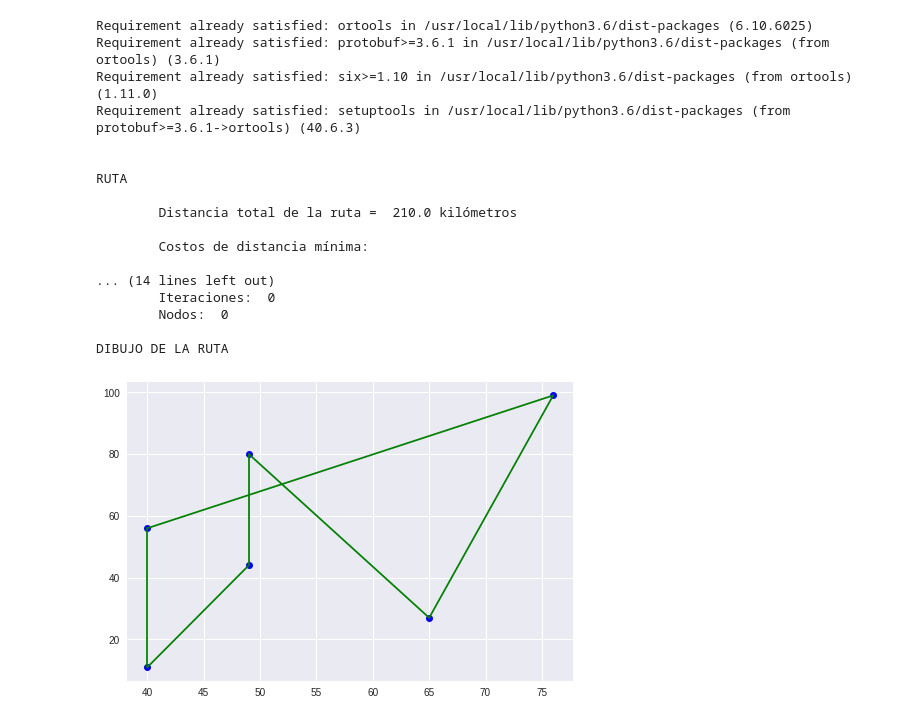
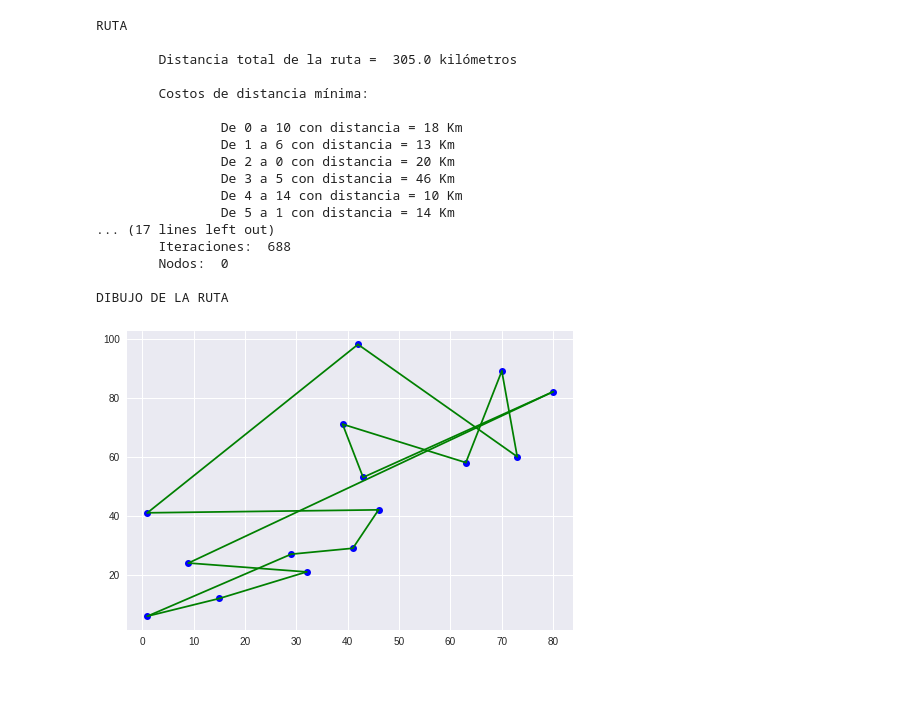
Before and after one commit to alu0100880755/Logistica, a Jupyter notebook: TSP_1.ipynb, the cells around one changed output. Drawn from its saved outputs; the diff is of its cells as text; code cells hidden in the pictures; blank space fills up the shorter version.

```diff
--- a/TSP_1.ipynb
+++ b/TSP_1.ipynb
@@ -2,7 +2,7 @@
 <a href="https://colab.research.google.com/github/alu0100880755/Logistica/blob/master/TSP_1.ipynb" target="_parent"><img src="https://colab.research.google.com/assets/colab-badge.svg" alt="Open In Colab"/></a>
 # %%
 #Instalamos lo necesario
-!pip install ortools
+#!pip install ortools
 from ortools.linear_solver import pywraplp
 
 #Importamos las librerías necesarias
@@ -12,7 +12,7 @@ import matplotlib.pyplot as plt
 import json
 
 #Declaramos las constantes
-nodos = 6
+nodos = 15
 todos = range(nodos)
 otros = range(1,nodos)
 
@@ -30,10 +30,9 @@ dist_final = { }
 #####################################################################################
 #DIBUJAR LOS RESULTADOS
 
-points = [(random.randint(0,100),random.randint(0,100)) for i in todos]
+def dibuja(selected):
+    points = [(random.randint(0,100),random.randint(0,100)) for i in todos]
 
-#dibuja una ruta dada como una lista de arcos
-def dibuja(selected):
     plt.plot([p[0] for p in points], [p[1] for p in points], 'bo')
     for (i,j) in selected:
         plt.plot([points[i][0],points[j][0]], [points[i][1],points[j][1]], 'g-')
@@ -104,41 +103,42 @@ def TSP_1():
             print("\t", ruta)
 
 
             #Muestreo del tiempo
             print("\nDATOS DE INTERÉS")
 
             milisegundos = solver.WallTime()
             segundos = round((milisegundos/1000),2)
             minutos = round((segundos/60),2)
             print("\n\tTiempo Empleado: ", milisegundos, " milisegundos, | ", segundos , " segundos | ", minutos, " minutos ")
             print("\tIteraciones: ", solver.Iterations())
             print("\tNodos: ", solver.nodes())
 
     else:
             print('\nNo existe solución óptima')
 
     #DIBUJO DE LA RUTA
     print('\nDIBUJO DE LA RUTA')
+    dibuja(dist_final)
+
 
 #Llamamos a la funcion
 TSP_1()
-dibuja(dist_final)
 # %% [output]
-Requirement already satisfied: ortools in /usr/local/lib/python3.6/dist-packages (6.10.6025)
-Requirement already satisfied: protobuf>=3.6.1 in /usr/local/lib/python3.6/dist-packages (from ortools) (3.6.1)
-Requirement already satisfied: six>=1.10 in /usr/local/lib/python3.6/dist-packages (from ortools) (1.11.0)
-Requirement already satisfied: setuptools in /usr/local/lib/python3.6/dist-packages (from protobuf>=3.6.1->ortools) (40.6.3)
-
-
 RUTA
 
-        Distancia total de la ruta =  210.0 kilómetros
+        Distancia total de la ruta =  305.0 kilómetros
 
         Costos de distancia mínima:
 
-... (14 lines left out)
-        Iteraciones:  0
+                De 0 a 10 con distancia = 18 Km
+                De 1 a 6 con distancia = 13 Km
+                De 2 a 0 con distancia = 20 Km
+                De 3 a 5 con distancia = 46 Km
+                De 4 a 14 con distancia = 10 Km
+                De 5 a 1 con distancia = 14 Km
+... (17 lines left out)
+        Iteraciones:  688
         Nodos:  0
 
 DIBUJO DE LA RUTA
-[figure, old version]
+[figure, new version]
```
